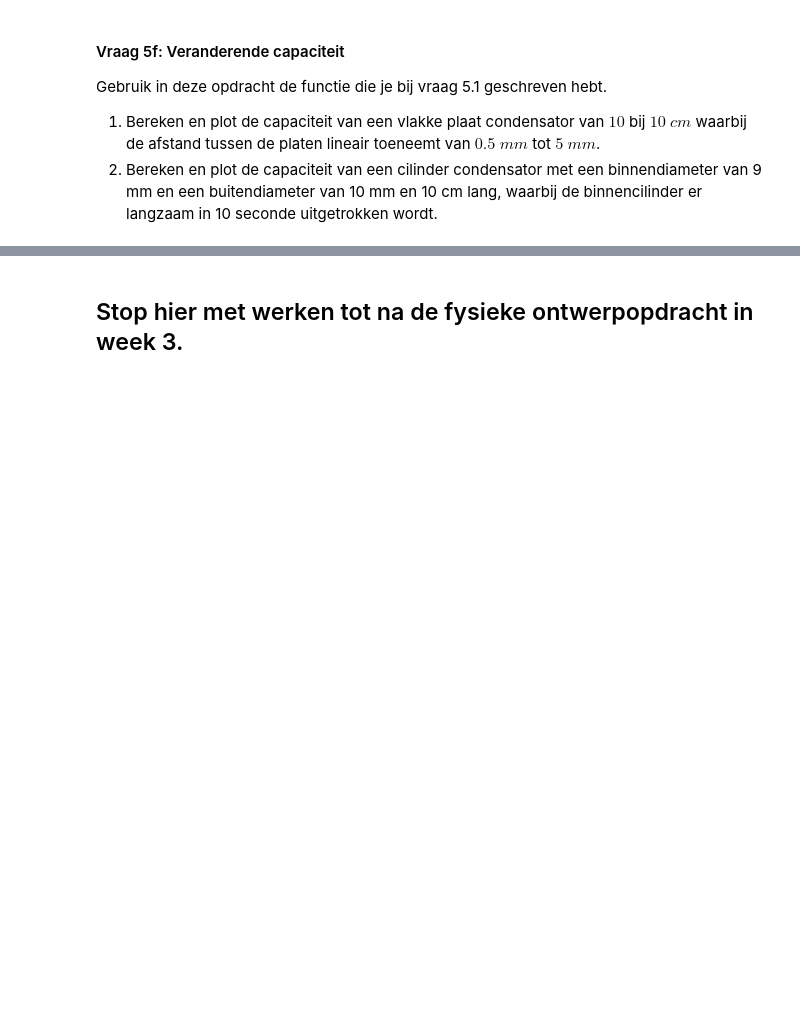
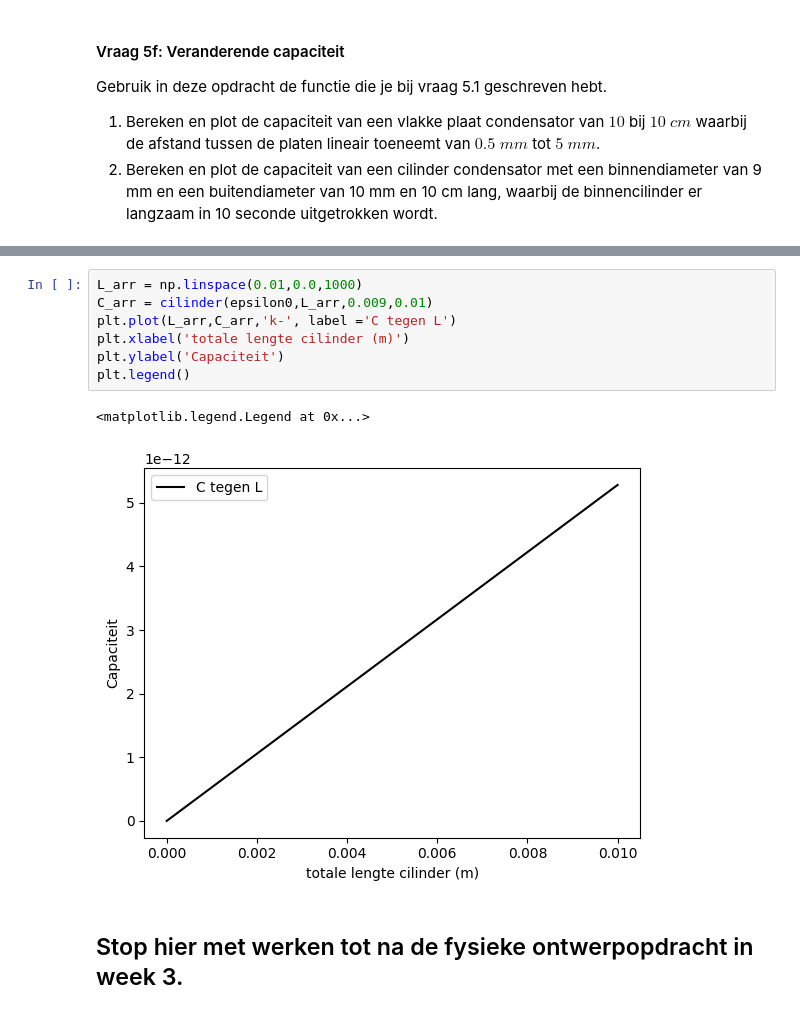
Before and after one commit to BrunoSchouten/Bruno-DEF, a Jupyter notebook: DigitaleOntwerpopdrachten/1CondensatorOpdracht/CondensatorOntwerpopdracht.ipynb, the cells around one changed output, grey strips where cells are left out. Drawn from its saved outputs; the diff is of its cells as text; blank space fills up the shorter version.

```diff
--- a/DigitaleOntwerpopdrachten/1CondensatorOpdracht/CondensatorOntwerpopdracht.ipynb
+++ b/DigitaleOntwerpopdrachten/1CondensatorOpdracht/CondensatorOntwerpopdracht.ipynb
@@ -823,3 +833,13 @@ Gebruik in deze opdracht de functie die je bij vraag 5.1 geschreven hebt.
+# %%
+L_arr = np.linspace(0.01,0.0,1000)
+C_arr = cilinder(epsilon0,L_arr,0.009,0.01)
+plt.plot(L_arr,C_arr,'k-', label ='C tegen L')
+plt.xlabel('totale lengte cilinder (m)')
+plt.ylabel('Capaciteit')
+plt.legend()
+# %% [output]
+<matplotlib.legend.Legend at 0x...>
+[figure, added]
 # %% [markdown]
 ## Stop hier met werken tot na de fysieke ontwerpopdracht in week 3.
 # %% [markdown]
```
Also changed, not shown: parts of 2 cells of this notebook.
